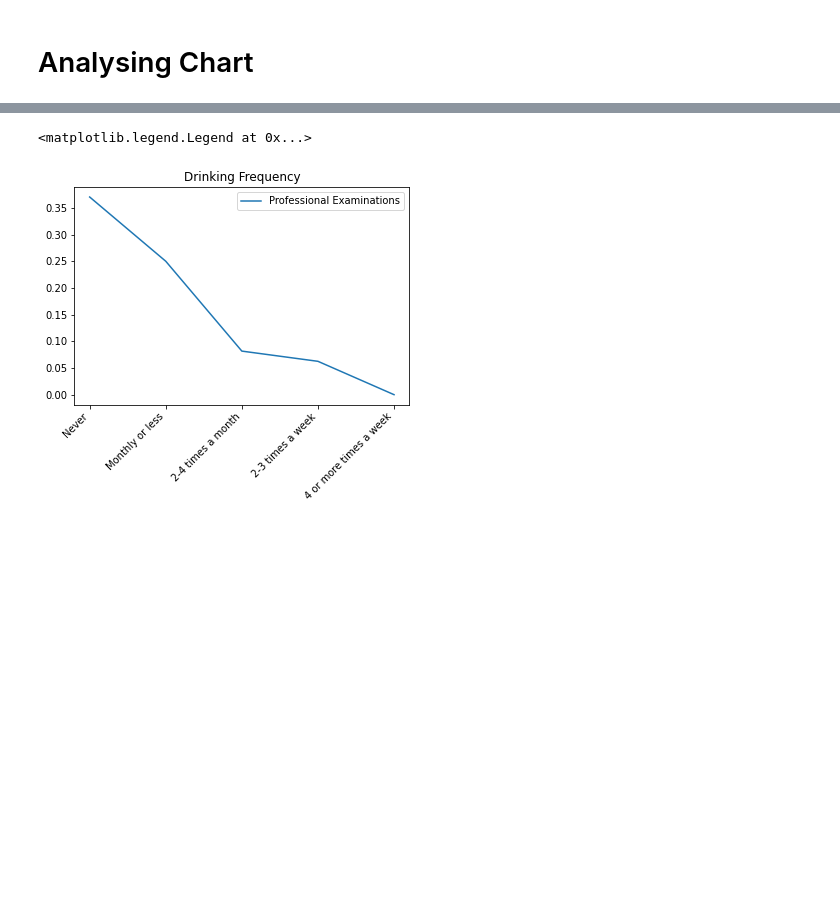
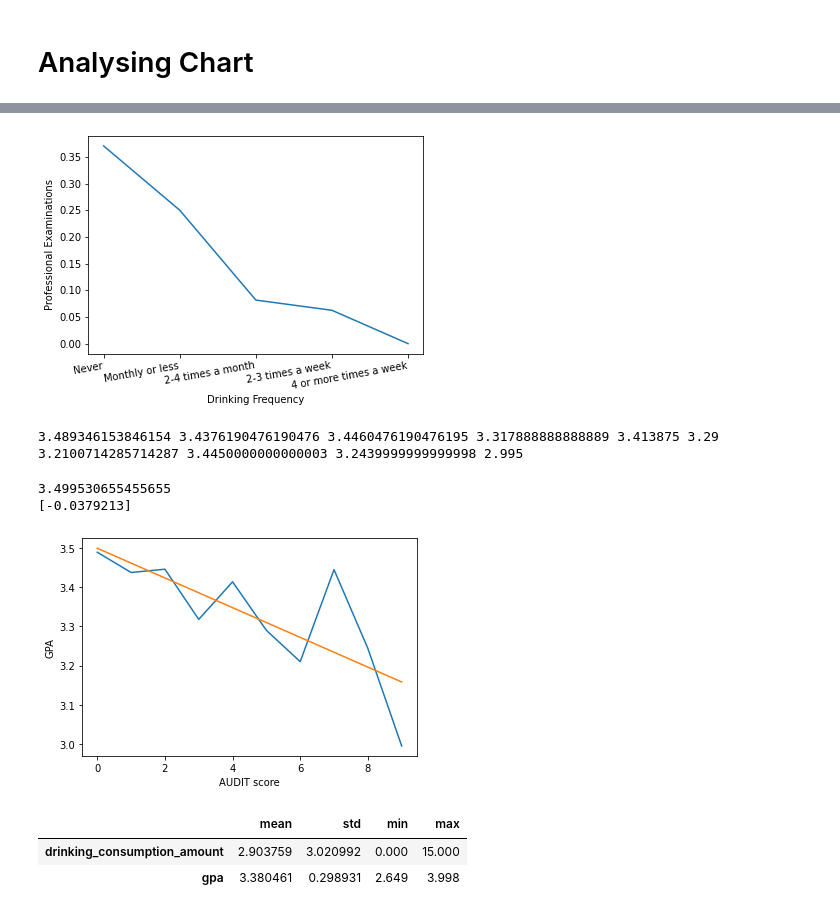
Before and after one commit to nicktanryo/gecc-fyp, a Jupyter notebook: analysis.ipynb, the cells around one changed output, grey strips where cells are left out. Saved outputs shown, nothing was run; the diff lists cells and outputs as text; code cells hidden in the pictures; blank space fills up the shorter version.

```diff
--- a/analysis.ipynb
+++ b/analysis.ipynb
@@ -572,9 +576,50 @@ plt.plot([
     "2-3 times a week",
     "4 or more times a week"
 ], professional_examinations_group_by_freq["professional_examinations"], label="Professional Examinations")
-plt.title("Drinking Frequency")
-plt.xticks(rotation=45, ha="right")
-plt.legend()
+# plt.title("Drinking Frequency")
+plt.xticks(rotation=10, ha="right")
+plt.ylabel("Professional Examinations")
+plt.xlabel("Drinking Frequency")
+plt.savefig('out-pe.png', dpi=300)
+# plt.legend()
 # %% [output]
-<matplotlib.legend.Legend at 0x...>
-[figure, old version]
+[figure, new version]
+# %%
+for gpa in list(gpa_group_by_risk_score["gpa"]):
+    print(gpa, end=" ")
+# %% [output]
+3.489346153846154 3.4376190476190476 3.4460476190476195 3.317888888888889 3.413875 3.29 3.2100714285714287 3.4450000000000003 3.2439999999999998 2.995
+# %%
+# gpa_group_by_risk_score = df_quantified[["risk_score", "gpa"]].groupby("risk_score").mean().reset_index()
+# plt_risk_score = plt.subplot(2, 3, 6)
+# plt_risk_score = plt.plot(gpa_group_by_risk_score["risk_score"], gpa_group_by_risk_score["gpa"], label="GPA")
+# plt.title("Risk score")
+# plt.legend()
+
+
+risk_score_regression = linear_model.LinearRegression()
+risk_score_regression.fit(gpa_group_by_risk_score[["audit_score"]], list(gpa_group_by_risk_score["gpa"]))
+print(risk_score_regression.intercept_)
+print(risk_score_regression.coef_)
+# %% [output]
+3.499530655455655
+[-0.0379213]
+# %%
+def risk_score_function(x):
+    return risk_score_regression.intercept_ + x * risk_score_regression.coef_
+
+gpa_group_by_risk_score = df_quantified[["audit_score", "gpa"]].groupby("audit_score").mean().reset_index()
+plt.plot(gpa_group_by_risk_score["audit_score"], gpa_group_by_risk_score["gpa"], label="GPA")
+plt.plot([0, 9], [risk_score_function(0), risk_score_function(9)])
+plt.xlabel("AUDIT score")
+plt.ylabel("GPA")
+plt.savefig('out.png', dpi=300)
+# plt.legend()
+# %% [output]
+[figure, added]
+# %%
+df_quantified[["drinking_consumption_amount", "gpa"]].describe().T[["mean", "std", "min", "max"]]
+# %% [output]
+|  | mean | std | min | max |
+| drinking_consumption_amount | 2.903759 | 3.020992 | 0.000 | 15.000 |
+| gpa | 3.380461 | 0.298931 | 2.649 | 3.998 |
```
Also changed, not shown: parts of 27 cells of this notebook, 9 other files.
